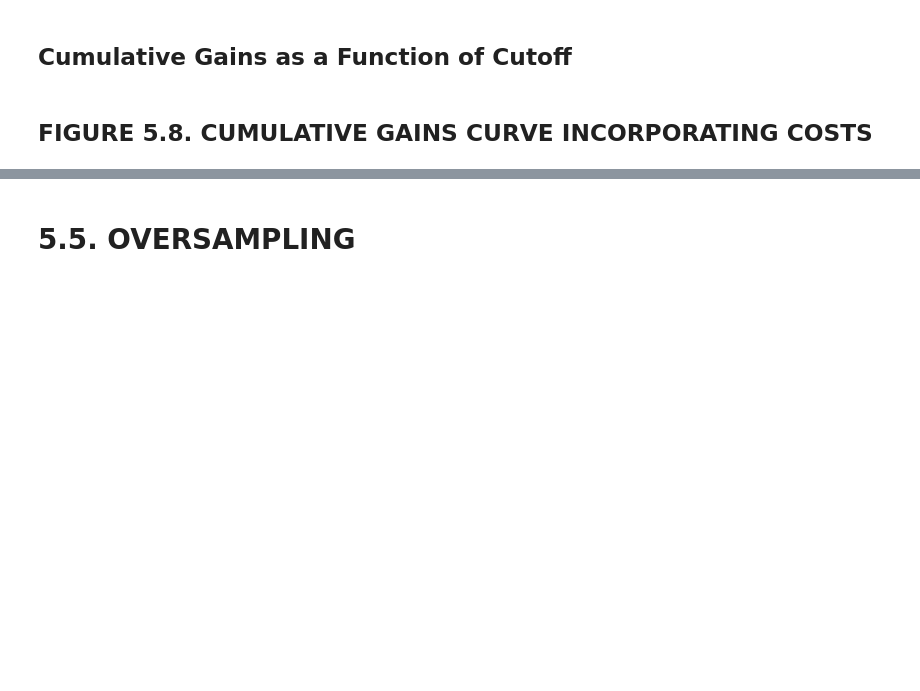
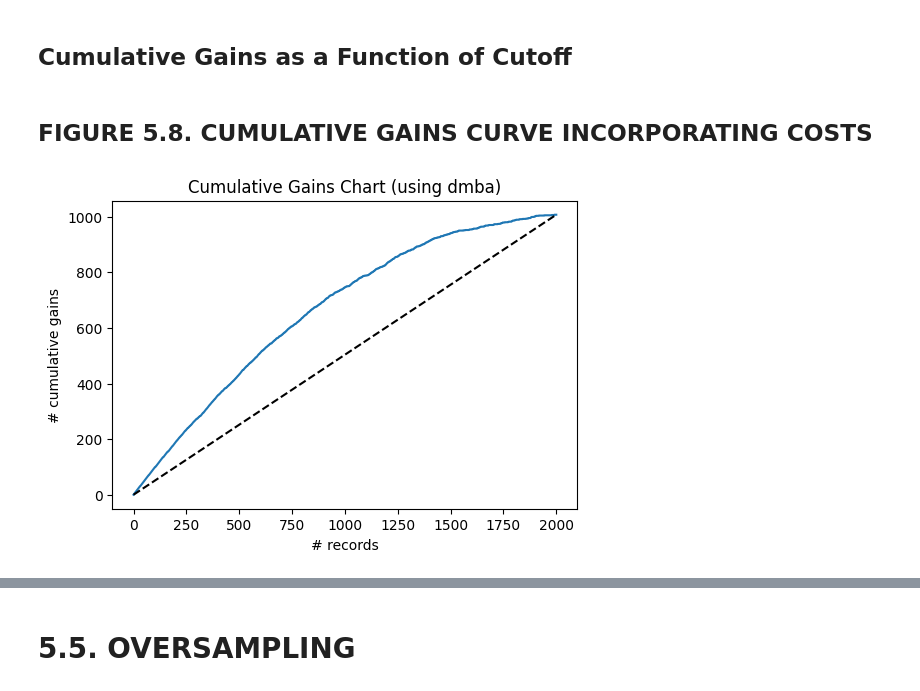
Before and after one commit to ThanhVanLe0605/Data-Mining-For-Business-Analytics-In-Python, a Jupyter notebook: Chapter_05_Performance_Predictive_Evaluation.ipynb, the cells around one changed output, grey strips where cells are left out. Drawn from its saved outputs; the diff is of its cells as text; code cells hidden in the pictures; blank space fills up the shorter version.

```diff
--- a/Chapter_05_Performance_Predictive_Evaluation.ipynb
+++ b/Chapter_05_Performance_Predictive_Evaluation.ipynb
@@ -589,3 +652,39 @@ References:
 ## Cumulative Gains as a Function of Cutoff
 # %% [markdown]
 ## FIGURE 5.8. CUMULATIVE GAINS CURVE INCORPORATING COSTS
+# %%
+import numpy as np
+import pandas as pd
+import matplotlib.pyplot as plt
+from sklearn.linear_model import LogisticRegression
+from dmba import gainsChart # Assuming dmba is already imported and available
+
+np.random.seed(42)
+n = 2000
+X = np.random.randn(n, 2)
+# Tạo biến mục tiêu (y) phụ thuộc vào X
+logits = 1.5 * X[:, 0] - 0.8 * X[:, 1]
+probs = 1 / (1 + np.exp(-logits))
+y = (np.random.rand(n) < probs).astype(int)
+
+# Tạo DataFrame
+df_data = pd.DataFrame(X, columns=['Feature1', 'Feature2'])
+df_data['actual'] = y
+
+# --- BƯỚC QUAN TRỌNG: DỰ ĐOÁN VÀ SẮP XẾP ---
+# 1. Huấn luyện mô hình đơn giản
+model = LogisticRegression()
+model.fit(df_data[['Feature1', 'Feature2']], df_data['actual'])
+
+# 2. Lấy xác suất dự đoán (Propensity) của lớp 1
+df_data['proba'] = model.predict_proba(df_data[['Feature1', 'Feature2']])[:, 1]
+
+# Prepare data for gainsChart: sort by predicted probability
+df_sorted = df_data.sort_values(by=['proba'], ascending=False).reset_index(drop=True)
+
+# Plot cumulative gains using dmba.gainsChart
+gainsChart(df_sorted['actual'], figsize=(6, 4))
+plt.title('Cumulative Gains Chart (using dmba)')
+plt.show()
+# %% [output]
+[figure, added]
```
Also changed, not shown: parts of 19 cells of this notebook.
